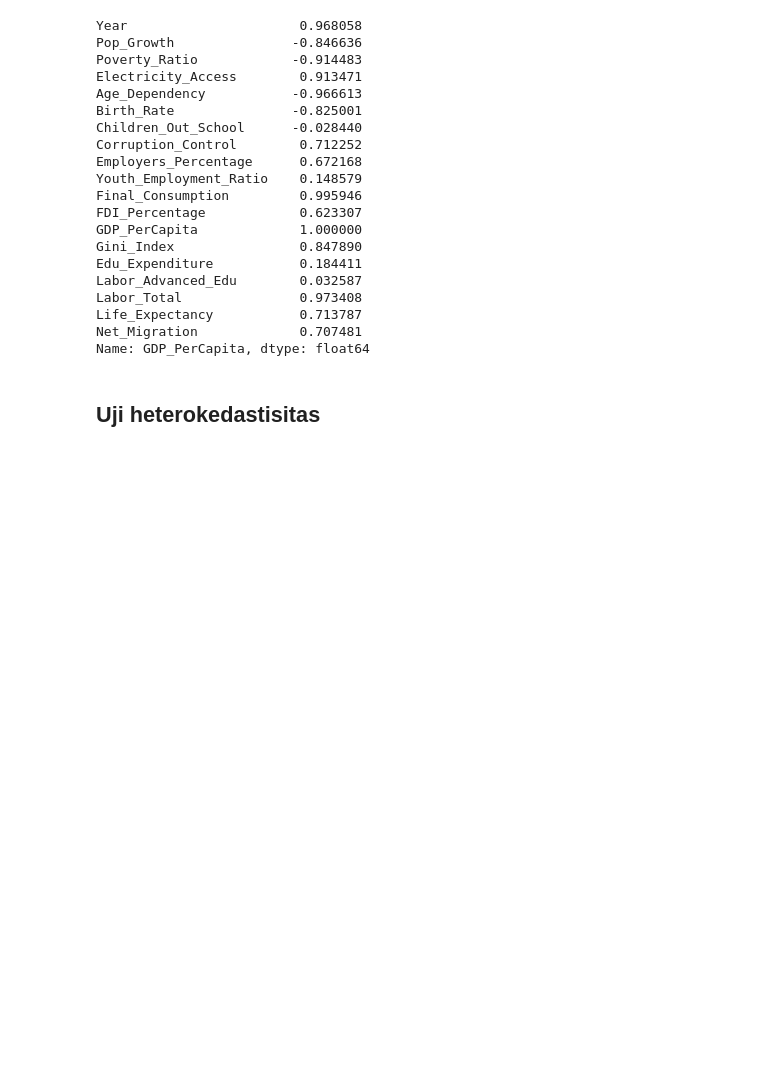
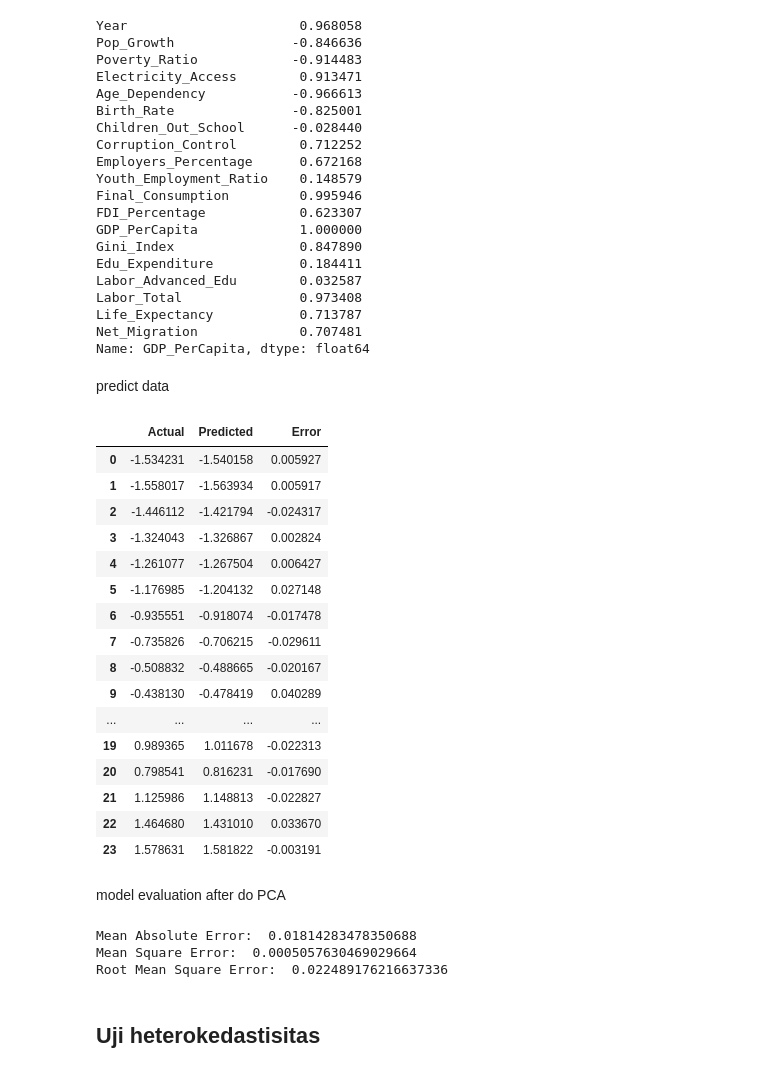
Before and after one commit to Najmaakmalina/Ekonometrika, a Jupyter notebook: Ekonomterika fix.ipynb, the cells around one changed output. Cells and saved outputs as stored; diff of their text form; code cells hidden in the pictures; blank space fills up the shorter version.

```diff
--- a/Ekonomterika fix.ipynb
+++ b/Ekonomterika fix.ipynb
@@ -462,6 +543,47 @@ Labor_Total               0.973408
 Life_Expectancy           0.713787
 Net_Migration             0.707481
 Name: GDP_PerCapita, dtype: float64
+# %% [markdown]
+predict data
+# %%
+y_pred = modelPCA.predict(x_pca)
+
+error = y-y_pred
+gab = pd.DataFrame({'Actual':y, 'Predicted': y_pred, 'Error':error})
+gab
+# %% [output]
+|  | Actual | Predicted | Error |
+| 0 | -1.534231 | -1.540158 | 0.005927 |
+| 1 | -1.558017 | -1.563934 | 0.005917 |
+| 2 | -1.446112 | -1.421794 | -0.024317 |
+| 3 | -1.324043 | -1.326867 | 0.002824 |
+| 4 | -1.261077 | -1.267504 | 0.006427 |
+| 5 | -1.176985 | -1.204132 | 0.027148 |
+| 6 | -0.935551 | -0.918074 | -0.017478 |
+| 7 | -0.735826 | -0.706215 | -0.029611 |
+| 8 | -0.508832 | -0.488665 | -0.020167 |
+| 9 | -0.438130 | -0.478419 | 0.040289 |
+| ... | ... | ... | ... |
+| 19 | 0.989365 | 1.011678 | -0.022313 |
+| 20 | 0.798541 | 0.816231 | -0.017690 |
+| 21 | 1.125986 | 1.148813 | -0.022827 |
+| 22 | 1.464680 | 1.431010 | 0.033670 |
+| 23 | 1.578631 | 1.581822 | -0.003191 |
+# %% [markdown]
+model evaluation after do PCA
+# %%
+from sklearn import metrics
+meanAbErr = metrics.mean_absolute_error(y, y_pred)
+meanSqErr = metrics.mean_squared_error(y, y_pred)
+rootMeanSqError = np.sqrt(metrics.mean_squared_error(y, y_pred))
+
+print('Mean Absolute Error: ', meanAbErr)
+print('Mean Square Error: ', meanSqErr)
+print('Root Mean Square Error: ', rootMeanSqError)
+# %% [output]
+Mean Absolute Error:  0.01814283478350688
+Mean Square Error:  0.0005057630469029664
+Root Mean Square Error:  0.022489176216637336
 # %% [markdown]
 ## Uji heterokedastisitas
 # %%
```
Also changed, not shown: parts of 5 cells of this notebook.
